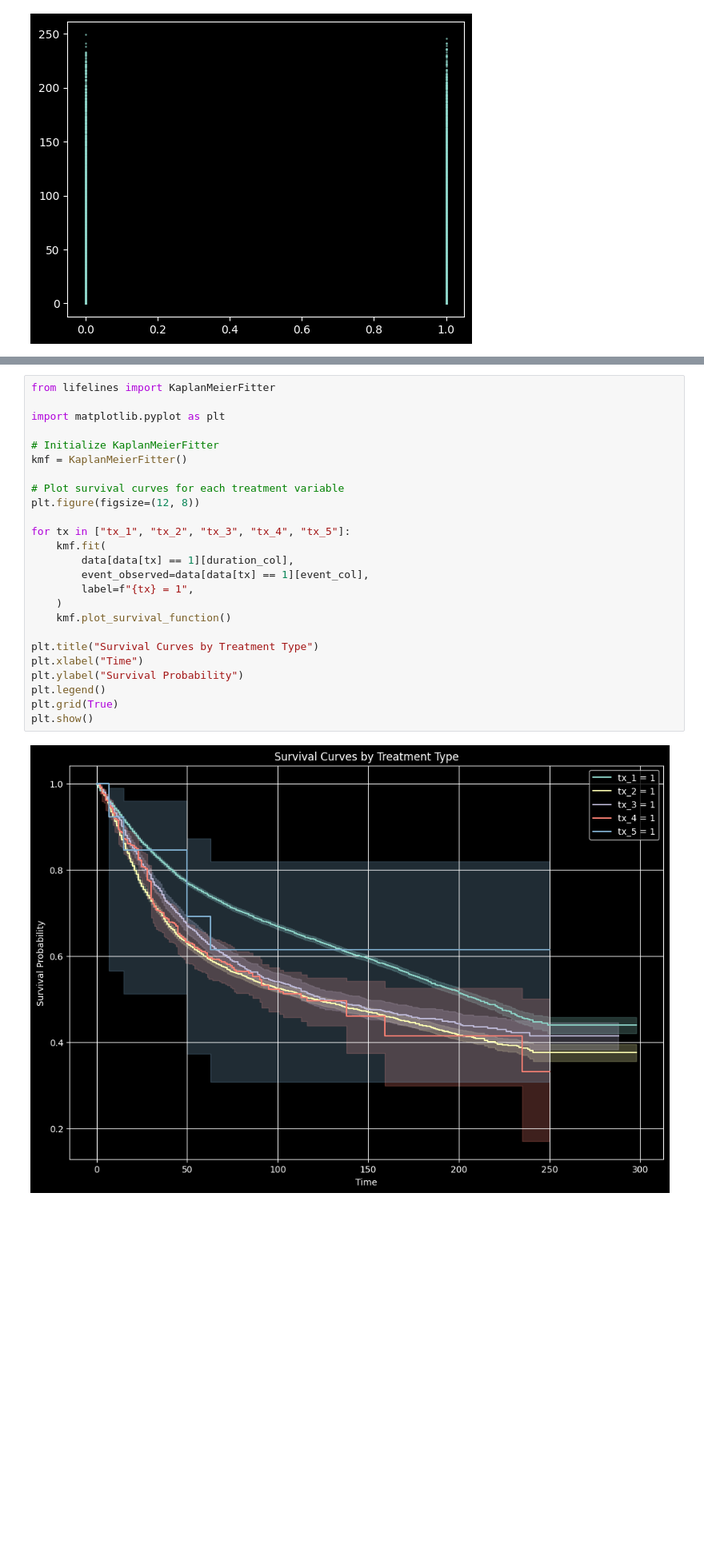
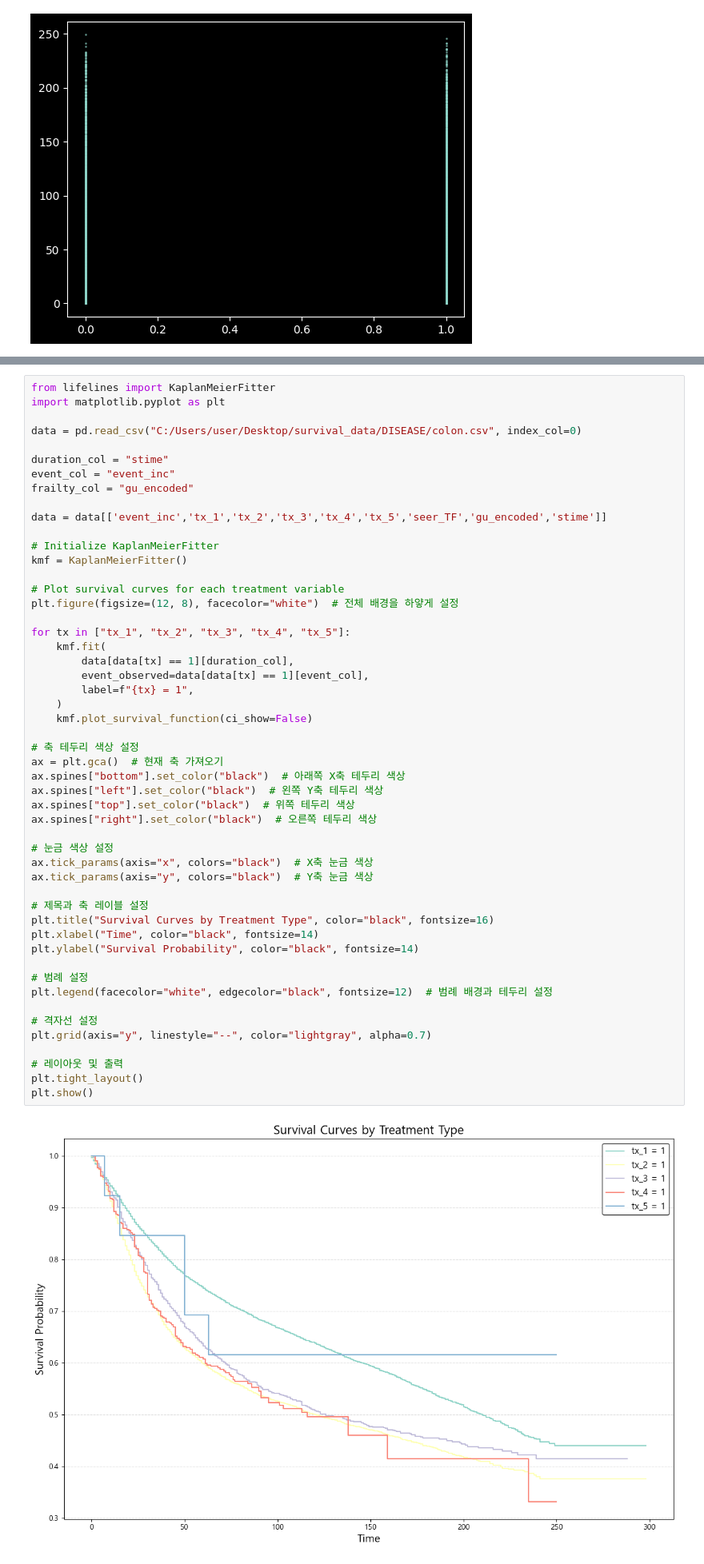
Before and after one commit to dohunhyeong/Busan_cancer_surv_analysis, a Jupyter notebook: SURV_DEF.ipynb, the cells around one changed output, grey strips where cells are left out. Shown: that part at 80% size. Saved outputs shown, nothing was run; the diff lists cells and outputs as text; blank space fills up the shorter version.

```diff
--- a/SURV_DEF.ipynb
+++ b/SURV_DEF.ipynb
@@ -561,31 +452,57 @@ plt.show()
 [figure]
 # %%
 from lifelines import KaplanMeierFitter
+import matplotlib.pyplot as plt
 
-import matplotlib.pyplot as plt
+data = pd.read_csv("C:/Users/user/Desktop/survival_data/DISEASE/colon.csv", index_col=0)
+
+duration_col = "stime"
+event_col = "event_inc"
+frailty_col = "gu_encoded"
+
+data = data[['event_inc','tx_1','tx_2','tx_3','tx_4','tx_5','seer_TF','gu_encoded','stime']]
 
 # Initialize KaplanMeierFitter
 kmf = KaplanMeierFitter()
 
 # Plot survival curves for each treatment variable
-plt.figure(figsize=(12, 8))
+plt.figure(figsize=(12, 8), facecolor="white")  # 전체 배경을 하얗게 설정
 
 for tx in ["tx_1", "tx_2", "tx_3", "tx_4", "tx_5"]:
     kmf.fit(
         data[data[tx] == 1][duration_col],
         event_observed=data[data[tx] == 1][event_col],
         label=f"{tx} = 1",
     )
-    kmf.plot_survival_function()
+    kmf.plot_survival_function(ci_show=False)
 
-plt.title("Survival Curves by Treatment Type")
-plt.xlabel("Time")
-plt.ylabel("Survival Probability")
-plt.legend()
-plt.grid(True)
+# 축 테두리 색상 설정
+ax = plt.gca()  # 현재 축 가져오기
+ax.spines["bottom"].set_color("black")  # 아래쪽 X축 테두리 색상
+ax.spines["left"].set_color("black")  # 왼쪽 Y축 테두리 색상
+ax.spines["top"].set_color("black")  # 위쪽 테두리 색상
+ax.spines["right"].set_color("black")  # 오른쪽 테두리 색상
+
+# 눈금 색상 설정
+ax.tick_params(axis="x", colors="black")  # X축 눈금 색상
+ax.tick_params(axis="y", colors="black")  # Y축 눈금 색상
+
+# 제목과 축 레이블 설정
+plt.title("Survival Curves by Treatment Type", color="black", fontsize=16)
+plt.xlabel("Time", color="black", fontsize=14)
+plt.ylabel("Survival Probability", color="black", fontsize=14)
+
+# 범례 설정
+plt.legend(facecolor="white", edgecolor="black", fontsize=12)  # 범례 배경과 테두리 설정
+
+# 격자선 설정
+plt.grid(axis="y", linestyle="--", color="lightgray", alpha=0.7)
+
+# 레이아웃 및 출력
+plt.tight_layout()
 plt.show()
 # %% [output]
-[figure, old version]
+[figure, new version]
 # %% [markdown]
 ### Cox-PH model
 # %%
```
Also changed, not shown: parts of 16 cells of this notebook, 7 other files.
